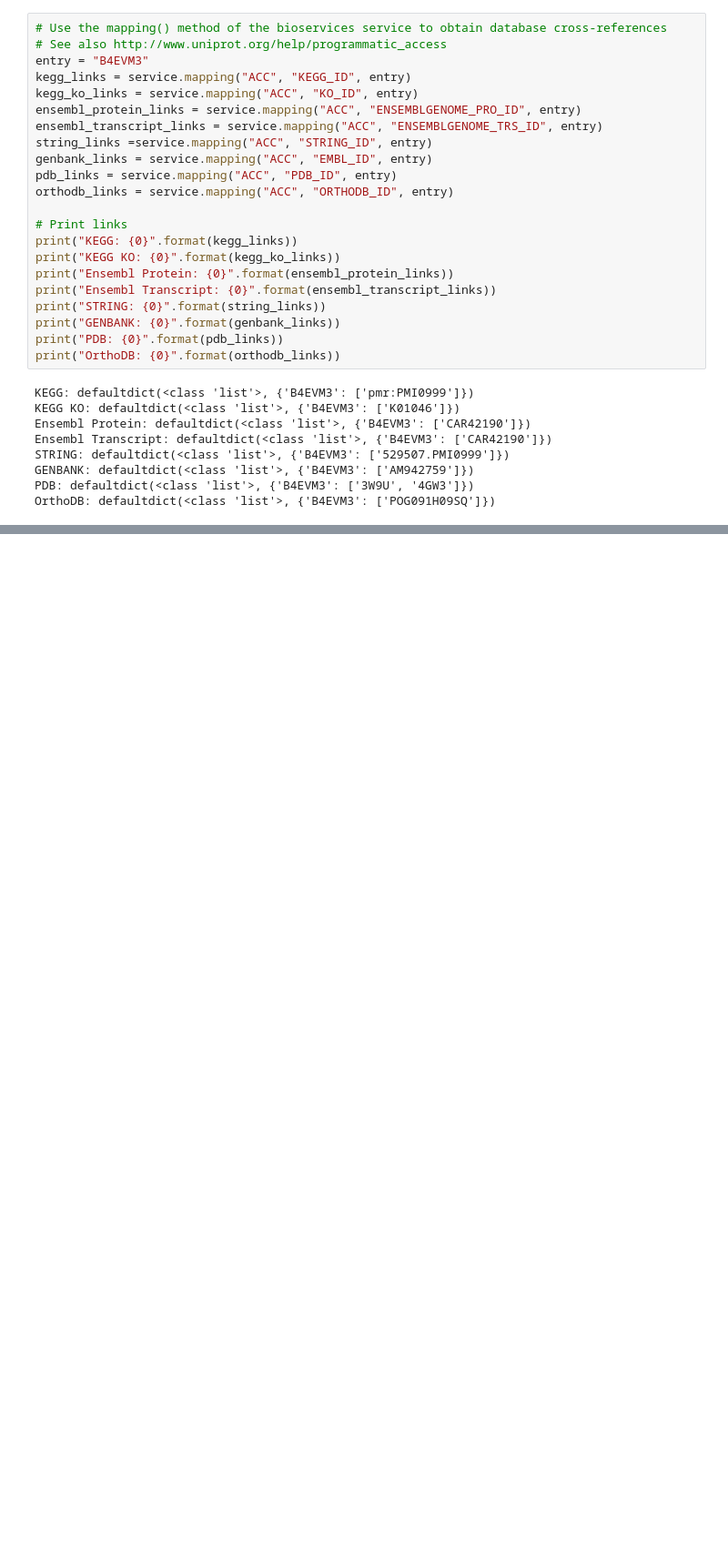
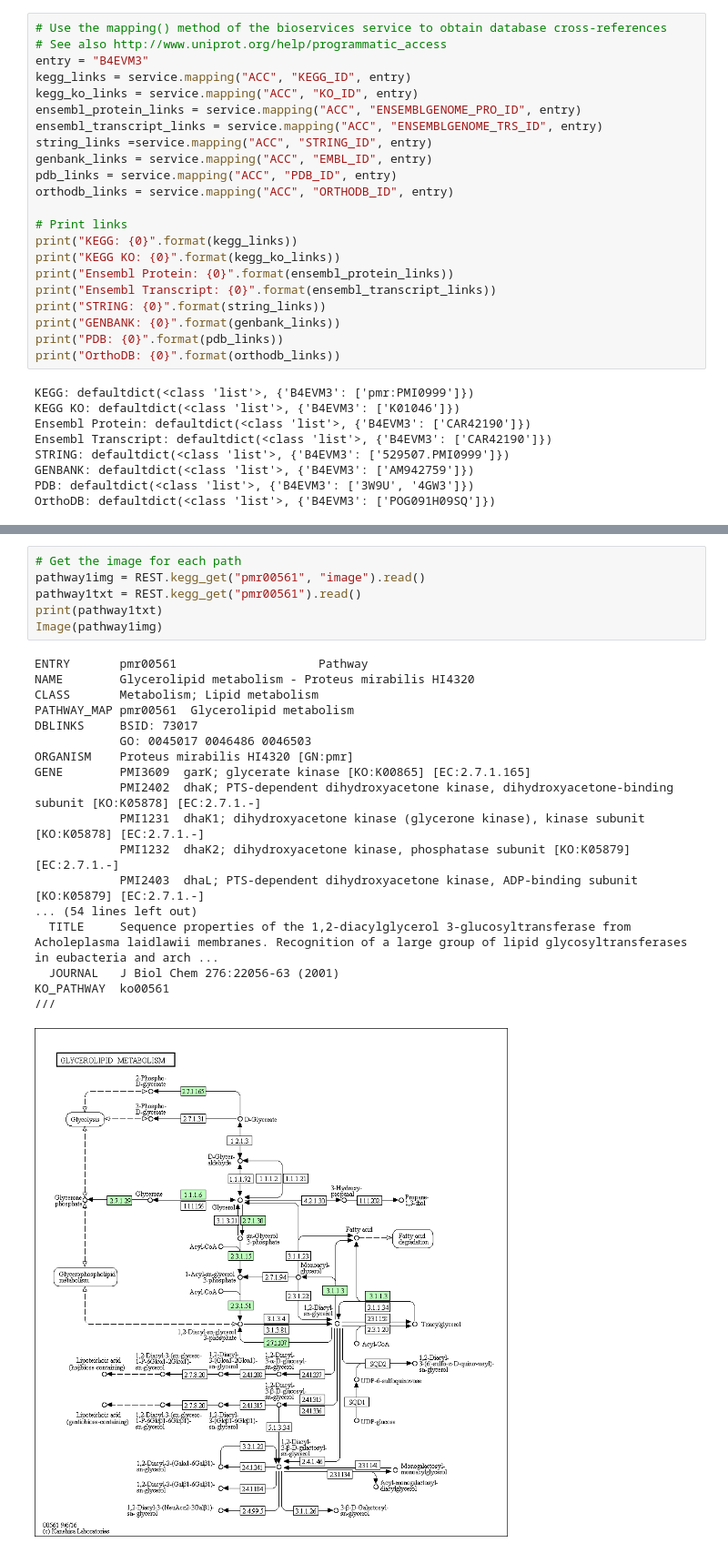
Before and after one commit to widdowquinn/2018-03-06-ibioic, a Jupyter notebook: 03-lipases/XX-runthrough.ipynb, the cells around one changed output, grey strips where cells are left out. Shown at 91% size. Cells and saved outputs as stored; diff of their text form; blank space fills up the shorter version.

Commit message:
add KEGG components of integrated report

```diff
--- a/03-lipases/XX-runthrough.ipynb
+++ b/03-lipases/XX-runthrough.ipynb
@@ -553,0 +635,25 @@ The `PMI0999` accession corresponds to `UniProt` entry `B4EVM3`, an unreviewed p
+# %%
+# Get the image for each path
+pathway1img = REST.kegg_get("pmr00561", "image").read()
+pathway1txt = REST.kegg_get("pmr00561").read()
+print(pathway1txt)
+Image(pathway1img)
+# %% [output]
+ENTRY       pmr00561                    Pathway
+NAME        Glycerolipid metabolism - Proteus mirabilis HI4320
+CLASS       Metabolism; Lipid metabolism
+PATHWAY_MAP pmr00561  Glycerolipid metabolism
+DBLINKS     BSID: 73017
+            GO: 0045017 0046486 0046503
+ORGANISM    Proteus mirabilis HI4320 [GN:pmr]
+GENE        PMI3609  garK; glycerate kinase [KO:K00865] [EC:2.7.1.165]
+            PMI2402  dhaK; PTS-dependent dihydroxyacetone kinase, dihydroxyacetone-binding subunit [KO:K05878] [EC:2.7.1.-]
+            PMI1231  dhaK1; dihydroxyacetone kinase (glycerone kinase), kinase subunit [KO:K05878] [EC:2.7.1.-]
+            PMI1232  dhaK2; dihydroxyacetone kinase, phosphatase subunit [KO:K05879] [EC:2.7.1.-]
+            PMI2403  dhaL; PTS-dependent dihydroxyacetone kinase, ADP-binding subunit [KO:K05879] [EC:2.7.1.-]
+... (54 lines left out)
+  TITLE     Sequence properties of the 1,2-diacylglycerol 3-glucosyltransferase from Acholeplasma laidlawii membranes. Recognition of a large group of lipid glycosyltransferases in eubacteria and arch ...
+  JOURNAL   J Biol Chem 276:22056-63 (2001)
+KO_PATHWAY  ko00561
+///
+[figure, added]
```
Also changed, not shown: parts of 22 cells of this notebook.
